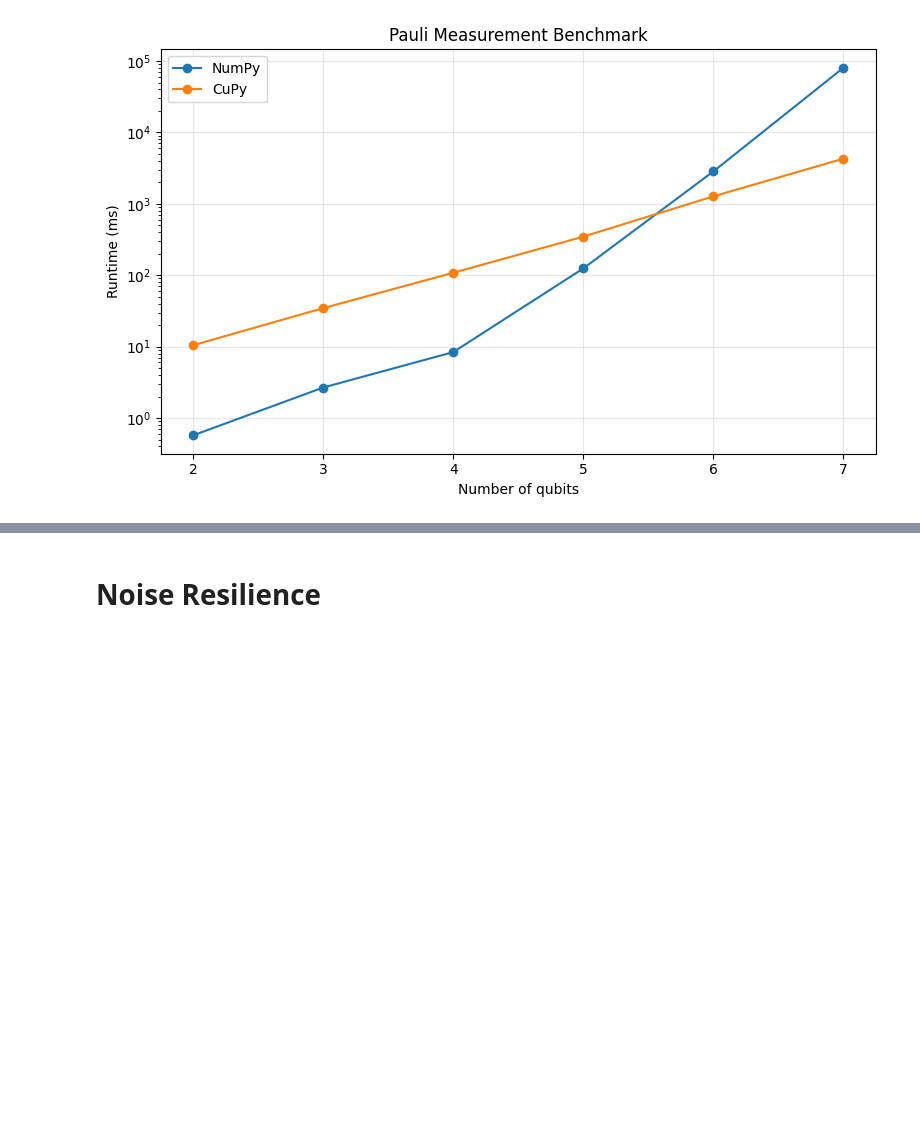
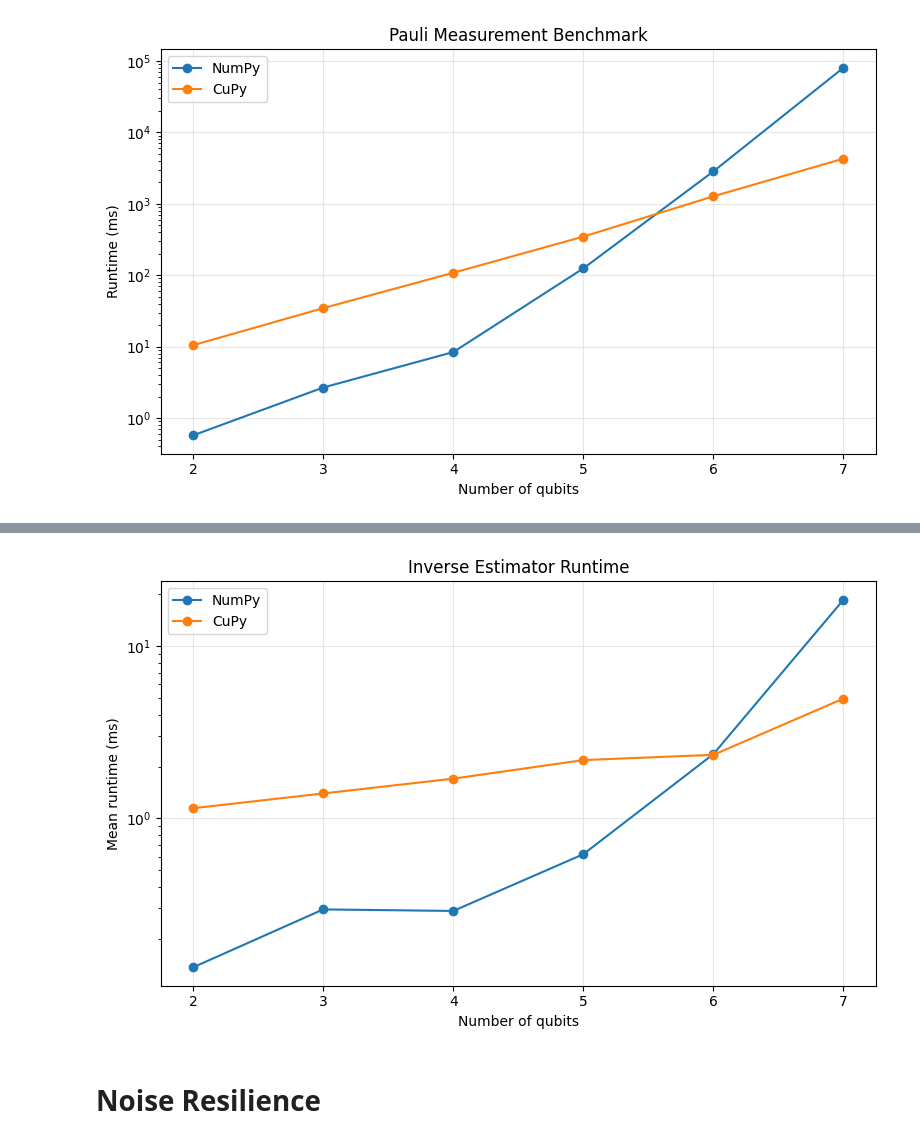
Before and after one commit to Ankit-539/QuanSToS, a Jupyter notebook: experiment.ipynb, the cells around one changed output, grey strips where cells are left out. Cells and saved outputs as stored; diff of their text form; code cells hidden in the pictures; blank space fills up the shorter version.

```diff
--- a/experiment.ipynb
+++ b/experiment.ipynb
@@ -490,0 +472,2 @@ plt.show()
+# %%
+n_values = range(2, 8)
@@ -490,0 +507,16 @@ plt.show()
+# %%
+counts_cp = {}
+
+rng_cp = cp.random.RandomState(42)
+
+for n in n_values:
+
+    print(f"Generating CuPy counts for n={n}")
+
+    rho = get_random_haar(n, array_api_compat.cupy, rng_cp)
+
+    result = pauli_measurement(rho, 100_000, rng_cp)
+
+    counts_cp[n] = result.counts
+
+results_inverse_cp = benchmark_estimator(inverse_estimator, counts_cp, cp, repeats=10)
@@ -491,3 +536,31 @@ plt.show()
+# %%
+plt.figure(figsize=(8, 5))
+
+plt.plot(
+    list(results_inverse_np.keys()),
+    list(results_inverse_np.values()),
+    marker="o",
+    label="NumPy"
+)
+
+plt.plot(
+    list(results_inverse_cp.keys()),
+    list(results_inverse_cp.values()),
+    marker="o",
+    label="CuPy"
+)
+
+plt.xlabel("Number of qubits")
+plt.ylabel("Mean runtime (ms)")
+plt.title("Inverse Estimator Runtime")
+plt.yscale("log")
+plt.grid(True, alpha=0.3)
+plt.legend()
+
+plt.tight_layout()
+plt.show()
+# %% [output]
+[figure, added]
 # %% [markdown]
 # Noise Resilience
 # %% [markdown]
```
Also changed, not shown: parts of 28 cells of this notebook.
